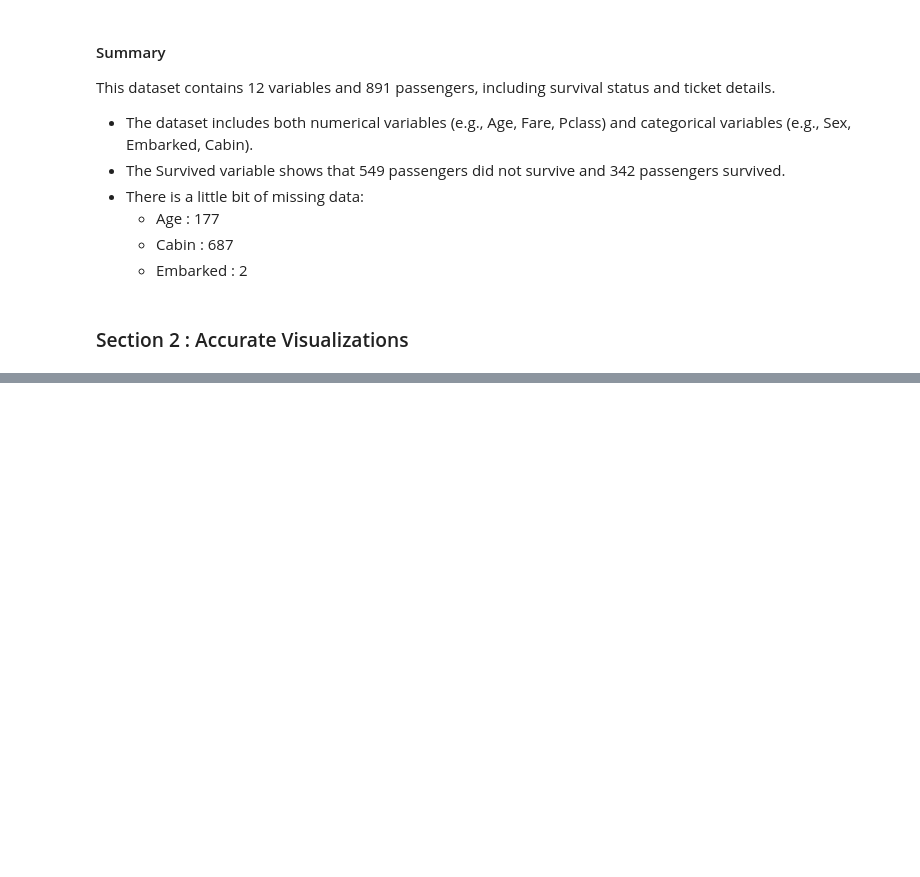
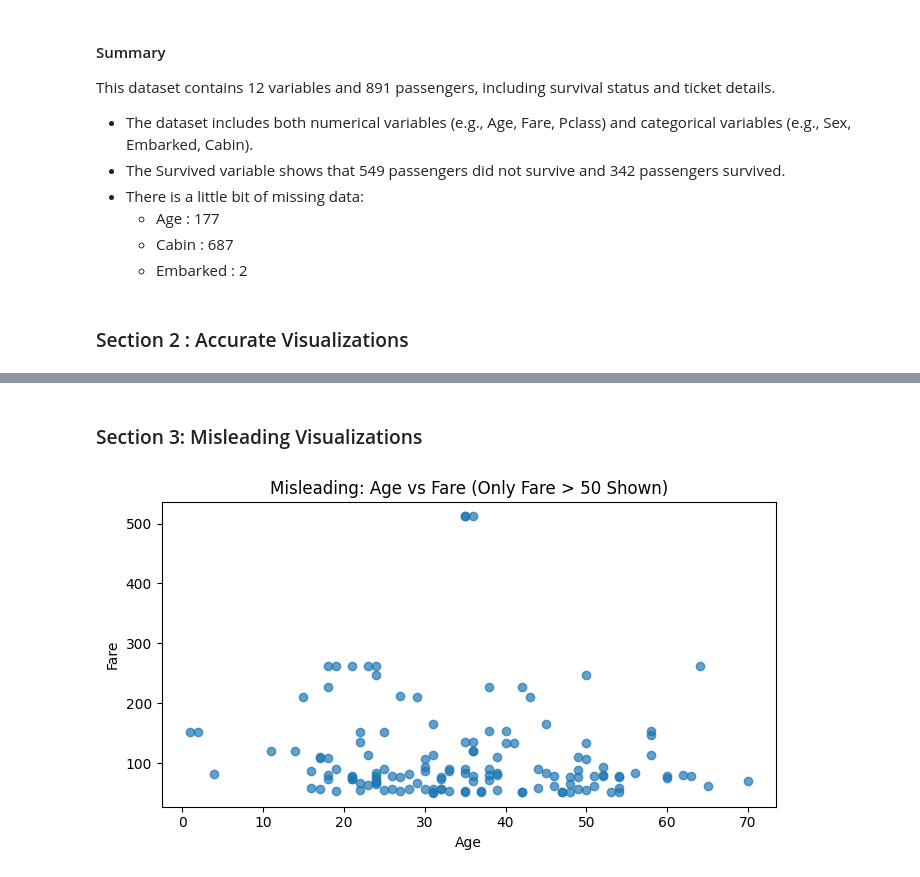
Before and after one commit to 2000031041-ShivaChary196/DATA6550-Visualization, a Jupyter notebook: Code/Beladiya.ipynb, the cells around one changed output, grey strips where cells are left out. Drawn from its saved outputs; the diff is of its cells as text; code cells hidden in the pictures; blank space fills up the shorter version.

```diff
--- a/Code/Beladiya.ipynb
+++ b/Code/Beladiya.ipynb
@@ -132,0 +146,14 @@ plt.show()
+# %% [markdown]
+### Section 3: Misleading Visualizations
+# %%
+high_fare = df[df["Fare"] > 50]  # CHERRY-PICKED subset
+
+plt.figure(figsize=(7, 4))
+plt.scatter(high_fare["Age"], high_fare["Fare"], alpha=0.7)
+plt.title("Misleading: Age vs Fare (Only Fare > 50 Shown)")
+plt.xlabel("Age")
+plt.ylabel("Fare")
+plt.tight_layout()
+plt.show()
+# %% [output]
+[figure, added]
```
Also changed, not shown: parts of 6 cells of this notebook.
